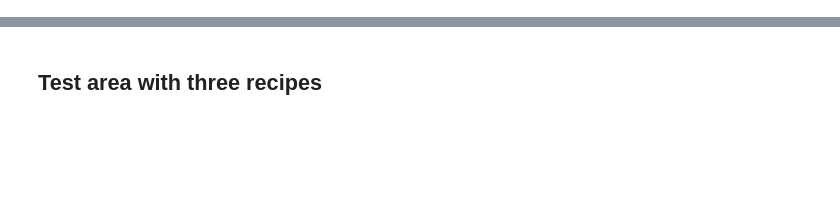
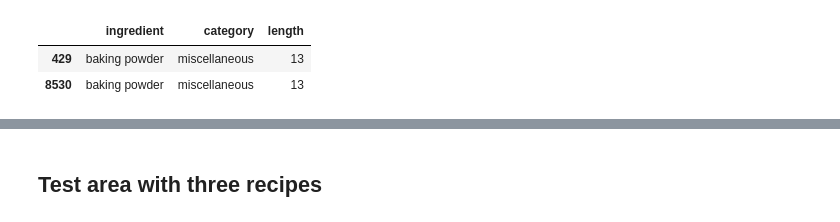
Before and after one commit to kstan1616/recipe_aggregator, a Jupyter notebook: Ingredient_Data_Processing.ipynb, the cells around one changed output, grey strips where cells are left out. Cells and saved outputs as stored; diff of their text form; code cells hidden in the pictures; blank space fills up the shorter version.

```diff
--- a/Ingredient_Data_Processing.ipynb
+++ b/Ingredient_Data_Processing.ipynb
@@ -12,4 +15,14 @@ from nltk.util import ngrams
 # %%
 #Pull ingredient list + classification
-df = pd.read_csv('recipe_app/data/recipe_ingredients_new.csv',index_col=False, encoding='latin1')
-df_new = pd.read_csv('recipe_app/data/final_recipe_list_categorized.csv',index_col=False, encoding='utf-8')
+# df = pd.read_csv('recipe_app/data/recipe_ingredients_new.csv',index_col=False, encoding='latin1')
+df_new = pd.read_csv('recipe_app/data/final_recipe_list_categorized.csv',index_col=0)
+# %%
+df_new['length'] = df_new['ingredient'].apply(lambda x: len(x))
+# %%
+df_new = df_new[df_new['length'] > 3]
+# %%
+df_new[df_new['ingredient'] == 'baking powder']
+# %% [output]
+|  | ingredient | category | length |
+| 429 | baking powder | miscellaneous | 13 |
+| 8530 | baking powder | miscellaneous | 13 |
```
Also changed, not shown: parts of 22 cells of this notebook, 9 other files.
